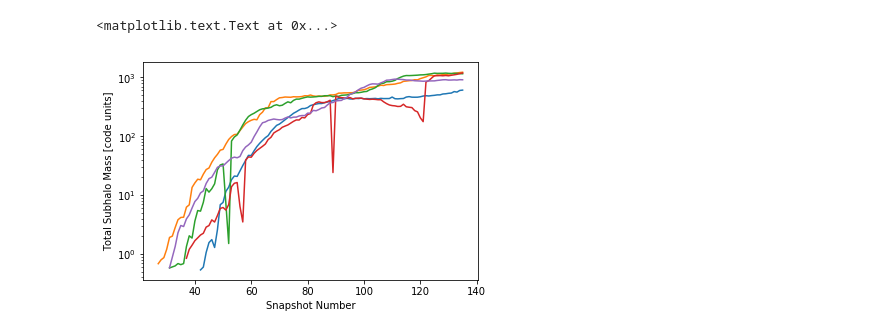
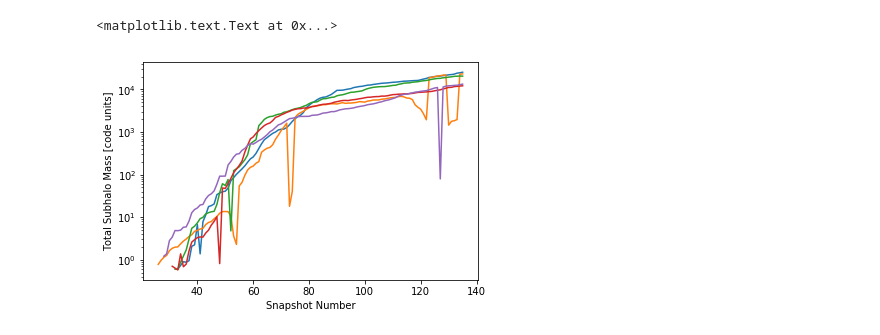
Before and after one commit to forero/AssemblyBias, a Jupyter notebook: explore/lowres.ipynb, the cells around one changed output. Saved outputs shown, nothing was run; the diff lists cells and outputs as text; code cells hidden in the pictures.

```diff
--- a/explore/lowres.ipynb
+++ b/explore/lowres.ipynb
@@ -8,13 +8,13 @@ basePath = "/Users/forero/data/Illustris-3/"
 GroupFirstSub = il.groupcat.loadHalos(basePath,135,fields=['GroupFirstSub'])
 # %%
 fields = ['SubhaloMass','SubfindID','SnapNum']
-start = 100
+start = 0
 for i in range(start,start+5):
     tree = il.sublink.loadTree(basePath,135,GroupFirstSub[i],fields=fields,onlyMPB=True)
     plt.plot(tree['SnapNum'],tree['SubhaloMass'],'-')
 plt.yscale('log')
 plt.xlabel('Snapshot Number')
 plt.ylabel('Total Subhalo Mass [code units]')
 # %% [output]
 <matplotlib.text.Text at 0x...>
-[figure, old version]
+[figure, new version]
```
Also changed, not shown: parts of 4 cells of this notebook.
